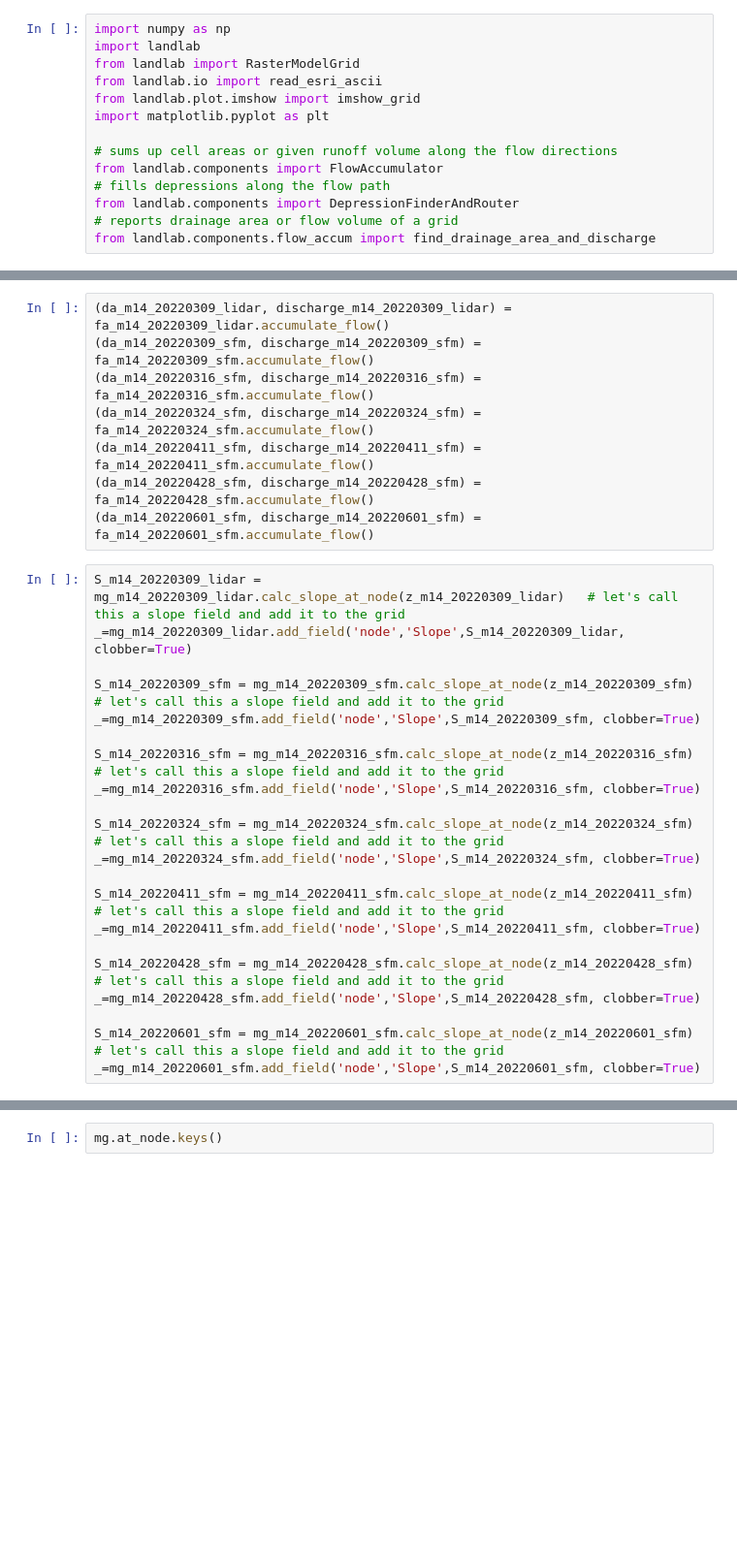
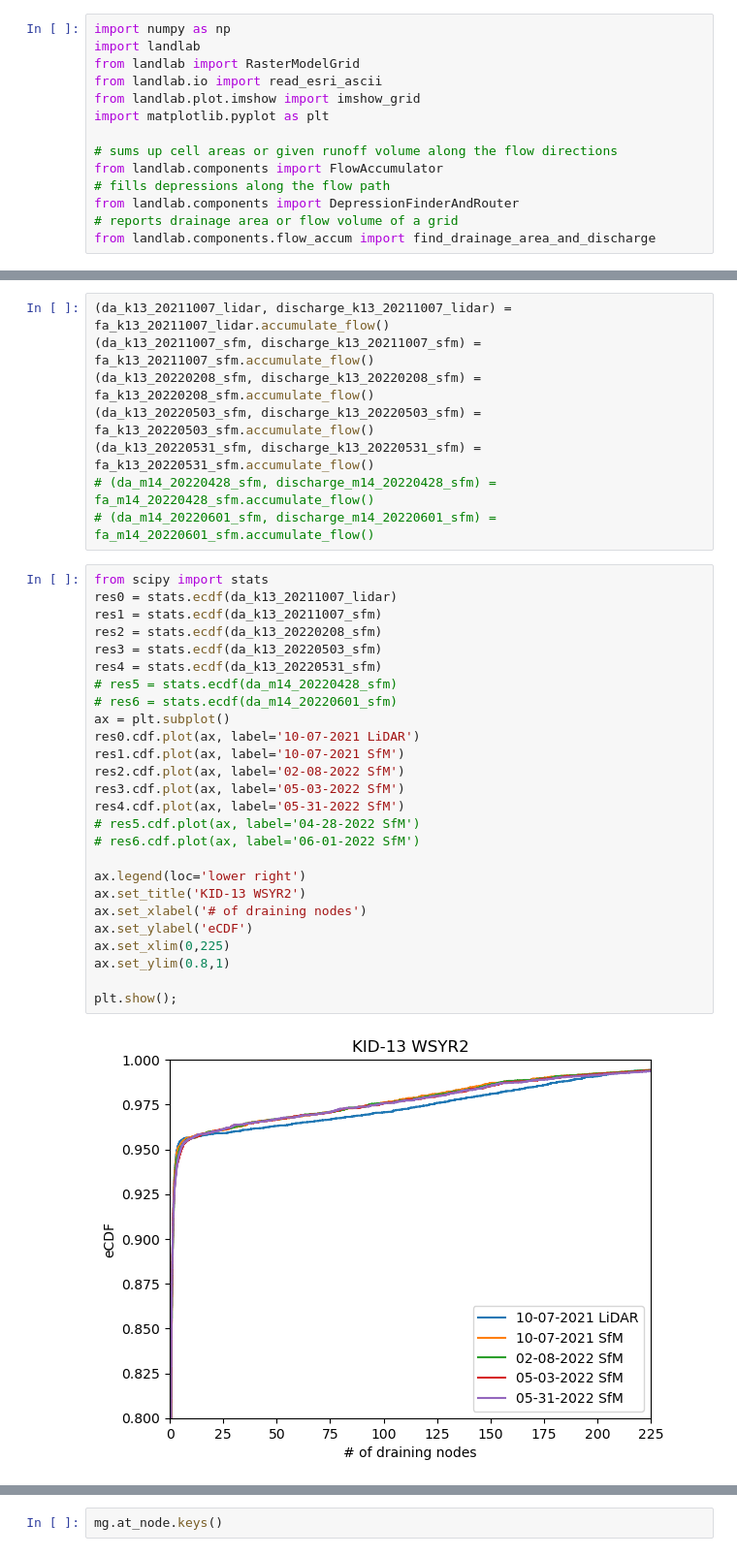
Before and after one commit to amanaster2/ll_micro, a Jupyter notebook: flowAccumulation.ipynb, the cells around one changed output, grey strips where cells are left out. Shown at 97% size. Saved outputs shown, nothing was run; the diff lists cells and outputs as text; blank space fills up the shorter version.

```diff
--- a/flowAccumulation.ipynb
+++ b/flowAccumulation.ipynb
@@ -86,30 +86,37 @@ fa_m14_20220601_sfm = FlowAccumulator(mg_m14_20220601_sfm,
 # %%
-(da_m14_20220309_lidar, discharge_m14_20220309_lidar) = fa_m14_20220309_lidar.accumulate_flow()
-(da_m14_20220309_sfm, discharge_m14_20220309_sfm) = fa_m14_20220309_sfm.accumulate_flow()
-(da_m14_20220316_sfm, discharge_m14_20220316_sfm) = fa_m14_20220316_sfm.accumulate_flow()
-(da_m14_20220324_sfm, discharge_m14_20220324_sfm) = fa_m14_20220324_sfm.accumulate_flow()
-(da_m14_20220411_sfm, discharge_m14_20220411_sfm) = fa_m14_20220411_sfm.accumulate_flow()
-(da_m14_20220428_sfm, discharge_m14_20220428_sfm) = fa_m14_20220428_sfm.accumulate_flow()
-(da_m14_20220601_sfm, discharge_m14_20220601_sfm) = fa_m14_20220601_sfm.accumulate_flow()
+(da_k13_20211007_lidar, discharge_k13_20211007_lidar) = fa_k13_20211007_lidar.accumulate_flow()
+(da_k13_20211007_sfm, discharge_k13_20211007_sfm) = fa_k13_20211007_sfm.accumulate_flow()
+(da_k13_20220208_sfm, discharge_k13_20220208_sfm) = fa_k13_20220208_sfm.accumulate_flow()
+(da_k13_20220503_sfm, discharge_k13_20220503_sfm) = fa_k13_20220503_sfm.accumulate_flow()
+(da_k13_20220531_sfm, discharge_k13_20220531_sfm) = fa_k13_20220531_sfm.accumulate_flow()
+# (da_m14_20220428_sfm, discharge_m14_20220428_sfm) = fa_m14_20220428_sfm.accumulate_flow()
+# (da_m14_20220601_sfm, discharge_m14_20220601_sfm) = fa_m14_20220601_sfm.accumulate_flow()
-# %%
-S_m14_20220309_lidar = mg_m14_20220309_lidar.calc_slope_at_node(z_m14_20220309_lidar)   # let's call this a slope field and add it to the grid
-_=mg_m14_20220309_lidar.add_field('node','Slope',S_m14_20220309_lidar, clobber=True)
-
-S_m14_20220309_sfm = mg_m14_20220309_sfm.calc_slope_at_node(z_m14_20220309_sfm)   # let's call this a slope field and add it to the grid
-_=mg_m14_20220309_sfm.add_field('node','Slope',S_m14_20220309_sfm, clobber=True)
-
-S_m14_20220316_sfm = mg_m14_20220316_sfm.calc_slope_at_node(z_m14_20220316_sfm)   # let's call this a slope field and add it to the grid
-_=mg_m14_20220316_sfm.add_field('node','Slope',S_m14_20220316_sfm, clobber=True)
-
-S_m14_20220324_sfm = mg_m14_20220324_sfm.calc_slope_at_node(z_m14_20220324_sfm)   # let's call this a slope field and add it to the grid
-_=mg_m14_20220324_sfm.add_field('node','Slope',S_m14_20220324_sfm, clobber=True)
-
-S_m14_20220411_sfm = mg_m14_20220411_sfm.calc_slope_at_node(z_m14_20220411_sfm)   # let's call this a slope field and add it to the grid
-_=mg_m14_20220411_sfm.add_field('node','Slope',S_m14_20220411_sfm, clobber=True)
-
-S_m14_20220428_sfm = mg_m14_20220428_sfm.calc_slope_at_node(z_m14_20220428_sfm)   # let's call this a slope field and add it to the grid
-_=mg_m14_20220428_sfm.add_field('node','Slope',S_m14_20220428_sfm, clobber=True)
-
-S_m14_20220601_sfm = mg_m14_20220601_sfm.calc_slope_at_node(z_m14_20220601_sfm)   # let's call this a slope field and add it to the grid
-_=mg_m14_20220601_sfm.add_field('node','Slope',S_m14_20220601_sfm, clobber=True)
+# %%
+from scipy import stats
+res0 = stats.ecdf(da_k13_20211007_lidar)
+res1 = stats.ecdf(da_k13_20211007_sfm)
+res2 = stats.ecdf(da_k13_20220208_sfm)
+res3 = stats.ecdf(da_k13_20220503_sfm)
+res4 = stats.ecdf(da_k13_20220531_sfm)
+# res5 = stats.ecdf(da_m14_20220428_sfm)
+# res6 = stats.ecdf(da_m14_20220601_sfm)
+ax = plt.subplot()
+res0.cdf.plot(ax, label='10-07-2021 LiDAR')
+res1.cdf.plot(ax, label='10-07-2021 SfM')
+res2.cdf.plot(ax, label='02-08-2022 SfM')
+res3.cdf.plot(ax, label='05-03-2022 SfM')
+res4.cdf.plot(ax, label='05-31-2022 SfM')
+# res5.cdf.plot(ax, label='04-28-2022 SfM')
+# res6.cdf.plot(ax, label='06-01-2022 SfM')
+
+ax.legend(loc='lower right')
+ax.set_title('KID-13 WSYR2')
+ax.set_xlabel('# of draining nodes')
+ax.set_ylabel('eCDF')
+ax.set_xlim(0,225)
+ax.set_ylim(0.8,1)
+
+plt.show();
+# %% [output]
+[figure, added]
 # %%
```
Also changed, not shown: parts of 5 cells of this notebook.
